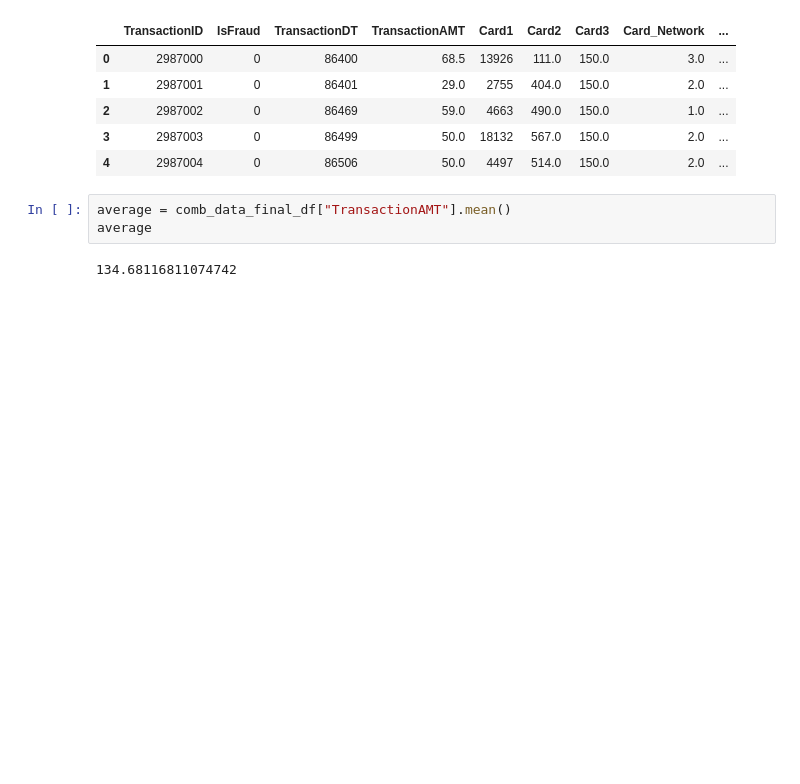
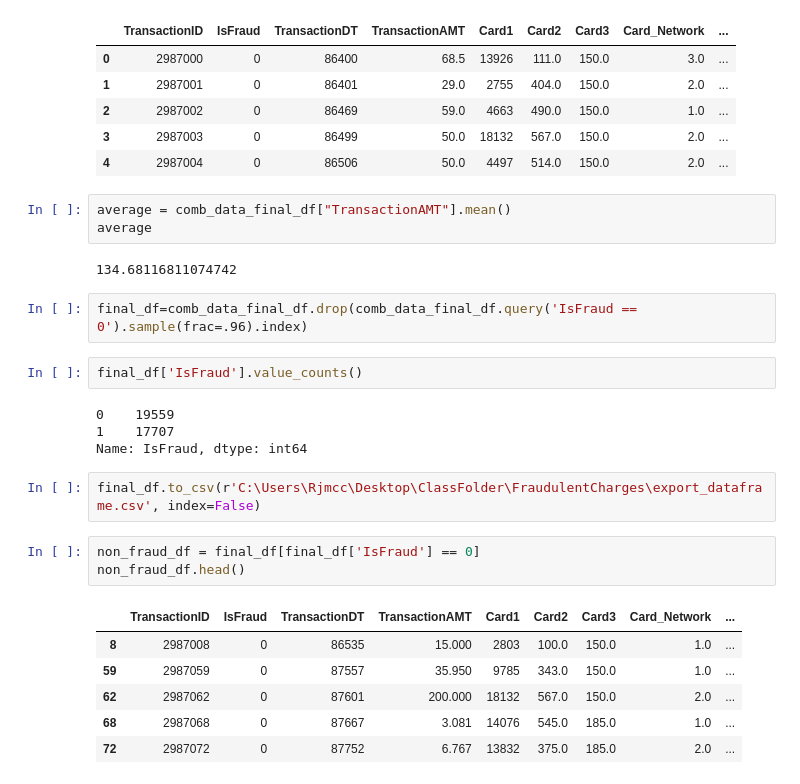
Before and after one commit to Rmccusker86/FraudulentCharges, a Jupyter notebook: Fraud_Charges-Copy1.ipynb, the cells around one changed output. Drawn from its saved outputs; the diff is of its cells as text; blank space fills up the shorter version.

```diff
--- a/Fraud_Charges-Copy1.ipynb
+++ b/Fraud_Charges-Copy1.ipynb
@@ -328,3 +327,23 @@ average = comb_data_final_df["TransactionAMT"].mean()
 average
 # %% [output]
 134.68116811074742
+# %%
+final_df=comb_data_final_df.drop(comb_data_final_df.query('IsFraud == 0').sample(frac=.96).index)
+# %%
+final_df['IsFraud'].value_counts()
+# %% [output]
+0    19559
+1    17707
+Name: IsFraud, dtype: int64
+# %%
+final_df.to_csv(r'C:\Users\Rjmcc\Desktop\ClassFolder\FraudulentCharges\export_dataframe.csv', index=False)
+# %%
+non_fraud_df = final_df[final_df['IsFraud'] == 0]
+non_fraud_df.head()
+# %% [output]
+|  | TransactionID | IsFraud | TransactionDT | TransactionAMT | Card1 | Card2 | Card3 | Card_Network | ... |
+| 8 | 2987008 | 0 | 86535 | 15.000 | 2803 | 100.0 | 150.0 | 1.0 | ... |
+| 59 | 2987059 | 0 | 87557 | 35.950 | 9785 | 343.0 | 150.0 | 1.0 | ... |
+| 62 | 2987062 | 0 | 87601 | 200.000 | 18132 | 567.0 | 150.0 | 2.0 | ... |
+| 68 | 2987068 | 0 | 87667 | 3.081 | 14076 | 545.0 | 185.0 | 1.0 | ... |
+| 72 | 2987072 | 0 | 87752 | 6.767 | 13832 | 375.0 | 185.0 | 2.0 | ... |
```
Also changed, not shown: parts of 5 cells of this notebook, 1 other file.
